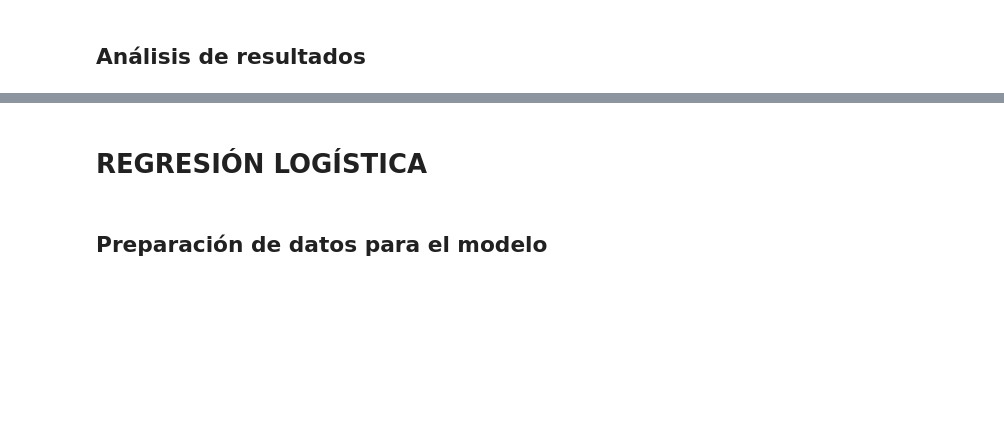
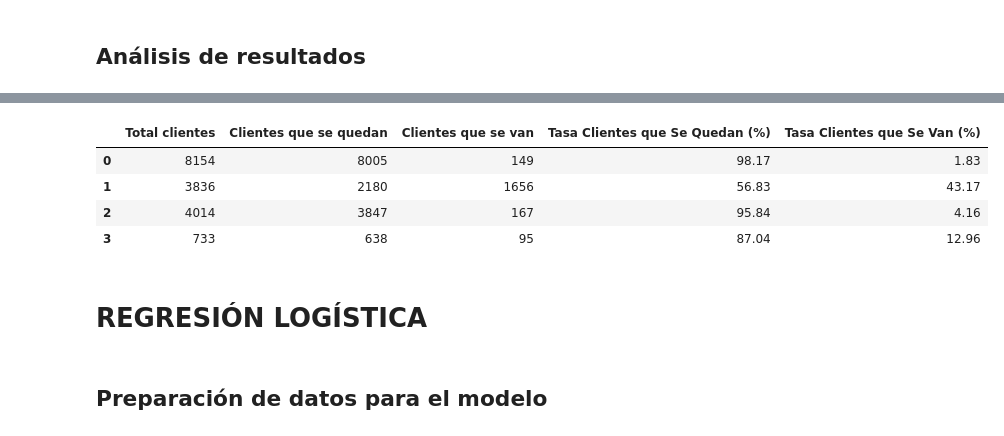
Before and after one commit to lmtinez/Airline, a Jupyter notebook: Proyecto_limpio.ipynb, the cells around one changed output, grey strips where cells are left out. Cells and saved outputs as stored; diff of their text form; code cells hidden in the pictures; blank space fills up the shorter version.

```diff
--- a/Proyecto_limpio.ipynb
+++ b/Proyecto_limpio.ipynb
@@ -496,3 +488,34 @@ data_dummies.groupby("cluster").mean()
+# %%
+# Contar el total de clientes por cluster
+total_clientes = data_1.groupby('cluster').size().reset_index(name='Total clientes')
+
+# Contar churn 0 y churn 1 por cluster
+churn_0 = data_1[data_1['churn'] == 0].groupby('cluster').size().reset_index(name='Clientes que se quedan')
+churn_1 = data_1[data_1['churn'] == 1].groupby('cluster').size().reset_index(name='Clientes que se van')
+
+# Combinar las tablas
+summary_table = total_clientes.merge(churn_0, on='cluster', how='left').merge(churn_1, on='cluster', how='left')
+
+# Reemplazar valores NaN con 0
+summary_table.fillna(0, inplace=True)
+
+# Convabsertir las columnas Churn_0 y Churn_1 a enteros
+summary_table['Clientes que se quedan'] = summary_table['Clientes que se quedan'].astype(int)
+summary_table['Clientes que se van'] = summary_table['Clientes que se van'].astype(int)
+
+# Calcular las tasas de clientes que se quedan y los que se van
+summary_table['Tasa Clientes que Se Quedan (%)'] = ((summary_table['Clientes que se quedan'] / summary_table['Total clientes']) * 100).round(2)
+summary_table['Tasa Clientes que Se Van (%)'] = ((summary_table['Clientes que se van'] / summary_table['Total clientes']) * 100).round(2)
+
+summary_table.drop(columns = "cluster", inplace = True)
+
+summary_table
+# %% [output]
+|  | Total clientes | Clientes que se quedan | Clientes que se van | Tasa Clientes que Se Quedan (%) | Tasa Clientes que Se Van (%) |
+| 0 | 8154 | 8005 | 149 | 98.17 | 1.83 |
+| 1 | 3836 | 2180 | 1656 | 56.83 | 43.17 |
+| 2 | 4014 | 3847 | 167 | 95.84 | 4.16 |
+| 3 | 733 | 638 | 95 | 87.04 | 12.96 |
 # %% [markdown]
 # REGRESIÓN LOGÍSTICA
 # %% [markdown]
```
Also changed, not shown: parts of 18 cells of this notebook.
